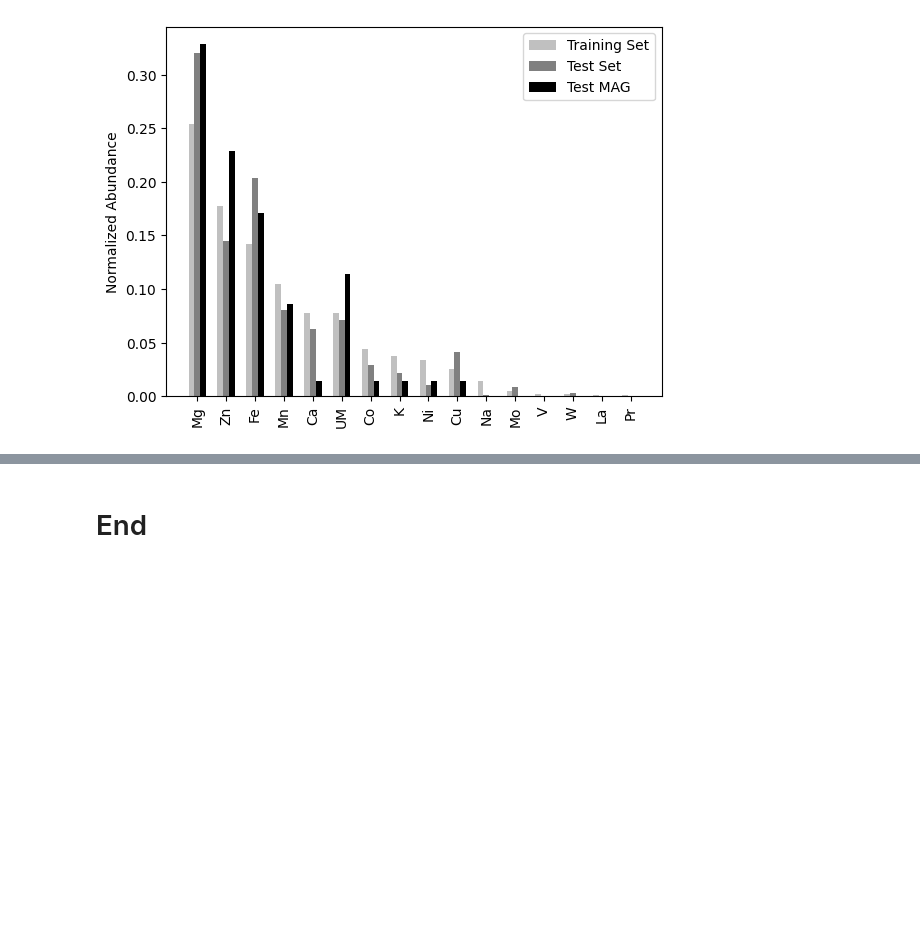
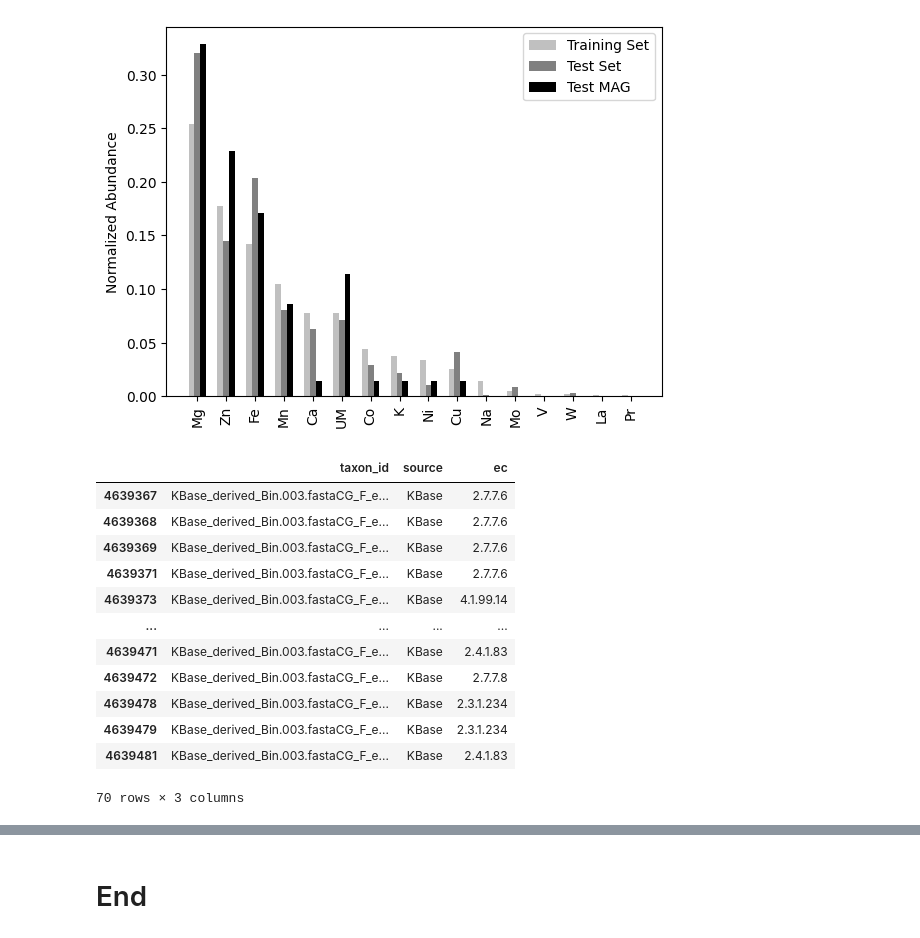
Before and after one commit to giovannellilab/media-prediction, a Jupyter notebook: notebooks/07-Concentration-Mapping.ipynb, the cells around one changed output, grey strips where cells are left out. Saved outputs shown, nothing was run; the diff lists cells and outputs as text; code cells hidden in the pictures; blank space fills up the shorter version.

```diff
--- a/notebooks/07-Concentration-Mapping.ipynb
+++ b/notebooks/07-Concentration-Mapping.ipynb
@@ -774,3 +774,27 @@ plt.gca().set_facecolor('white')
 plt.show()
 # %% [output]
 [figure]
+# %%
+data = meco.copy()
+data = data[["taxon_id", "source", "ec"]].dropna()
+
+bins = data["source"].str.contains("KBase")
+tec = data[~bins]
+bec = data[bins]
+
+filter = data["taxon_id"].str.contains("Bin.003.fastaCG_F") # Isolate a single test MAG
+test = data[filter]
+# %% [output]
+|  | taxon_id | source | ec |
+| 4639367 | KBase_derived_Bin.003.fastaCG_F_e... | KBase | 2.7.7.6 |
+| 4639368 | KBase_derived_Bin.003.fastaCG_F_e... | KBase | 2.7.7.6 |
+| 4639369 | KBase_derived_Bin.003.fastaCG_F_e... | KBase | 2.7.7.6 |
+| 4639371 | KBase_derived_Bin.003.fastaCG_F_e... | KBase | 2.7.7.6 |
+| 4639373 | KBase_derived_Bin.003.fastaCG_F_e... | KBase | 4.1.99.14 |
+| ... | ... | ... | ... |
+| 4639471 | KBase_derived_Bin.003.fastaCG_F_e... | KBase | 2.4.1.83 |
+| 4639472 | KBase_derived_Bin.003.fastaCG_F_e... | KBase | 2.7.7.8 |
+| 4639478 | KBase_derived_Bin.003.fastaCG_F_e... | KBase | 2.3.1.234 |
+| 4639479 | KBase_derived_Bin.003.fastaCG_F_e... | KBase | 2.3.1.234 |
+| 4639481 | KBase_derived_Bin.003.fastaCG_F_e... | KBase | 2.4.1.83 |
+70 rows × 3 columns
```
Also changed, not shown: parts of 2 cells of this notebook.
